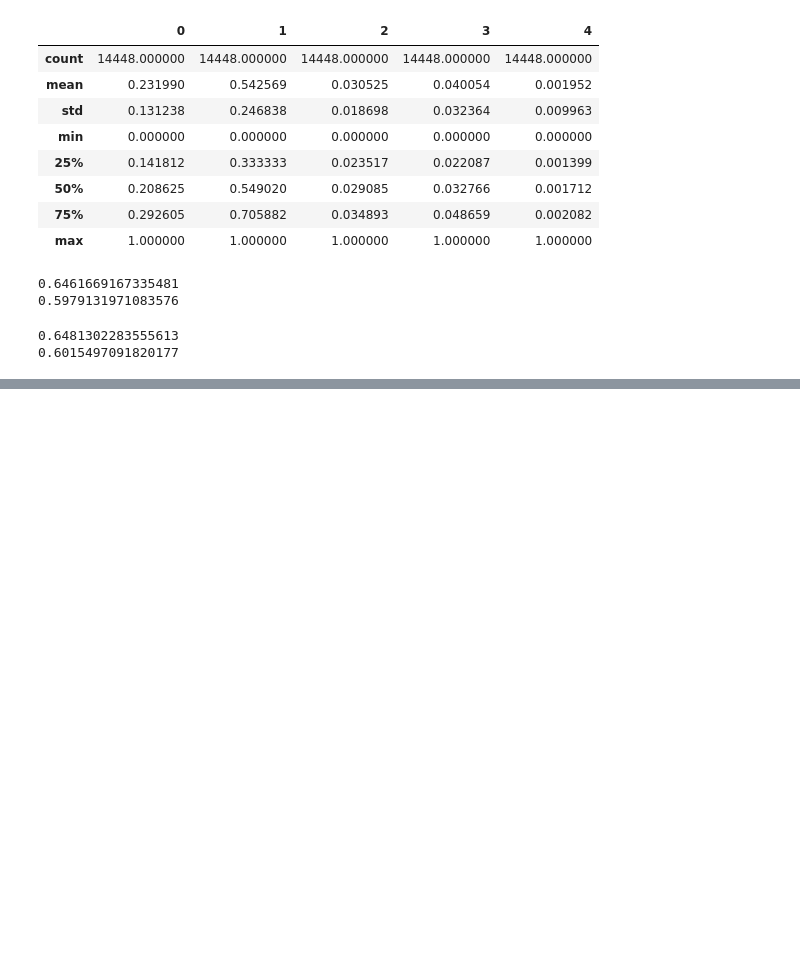
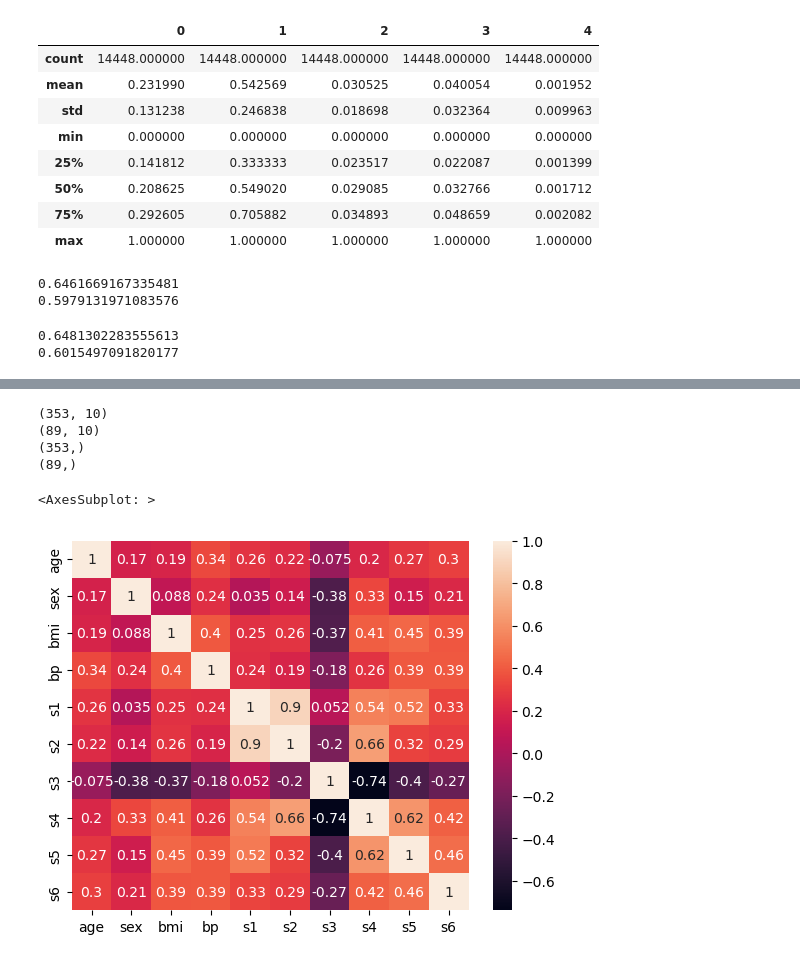
Before and after one commit to contreras-juan/UPTC_Diplomado_Ciencia_de_Datos, a Jupyter notebook: metodos_supervisados/Regresión_Lineal_III.ipynb, the cells around one changed output, grey strips where cells are left out. Cells and saved outputs as stored; diff of their text form; code cells hidden in the pictures; blank space fills up the shorter version.

```diff
--- a/metodos_supervisados/Regresión_Lineal_III.ipynb
+++ b/metodos_supervisados/Regresión_Lineal_III.ipynb
@@ -141,0 +156,2 @@ print(mae)
+# %%
+diabetes = load_diabetes(as_frame=True)
@@ -141,0 +178,4 @@ print(mae)
+# %%
+diabetes_df = pd.DataFrame(data=diabetes.data, columns=diabetes.feature_names)
+
+diabetes_df
@@ -141,0 +202,17 @@ print(mae)
+# %%
+print(X_train.shape)
+print(X_test.shape)
+print(y_train.shape)
+print(y_test.shape)
+# %% [output]
+(353, 10)
+(89, 10)
+(353,)
+(89,)
+# %%
+corr_matrix  = diabetes_df.corr()
+
+sns.heatmap(corr_matrix, annot=True)
+# %% [output]
+<AxesSubplot: >
+[figure, added]
```
Also changed, not shown: parts of 16 cells of this notebook, 1 other file.
